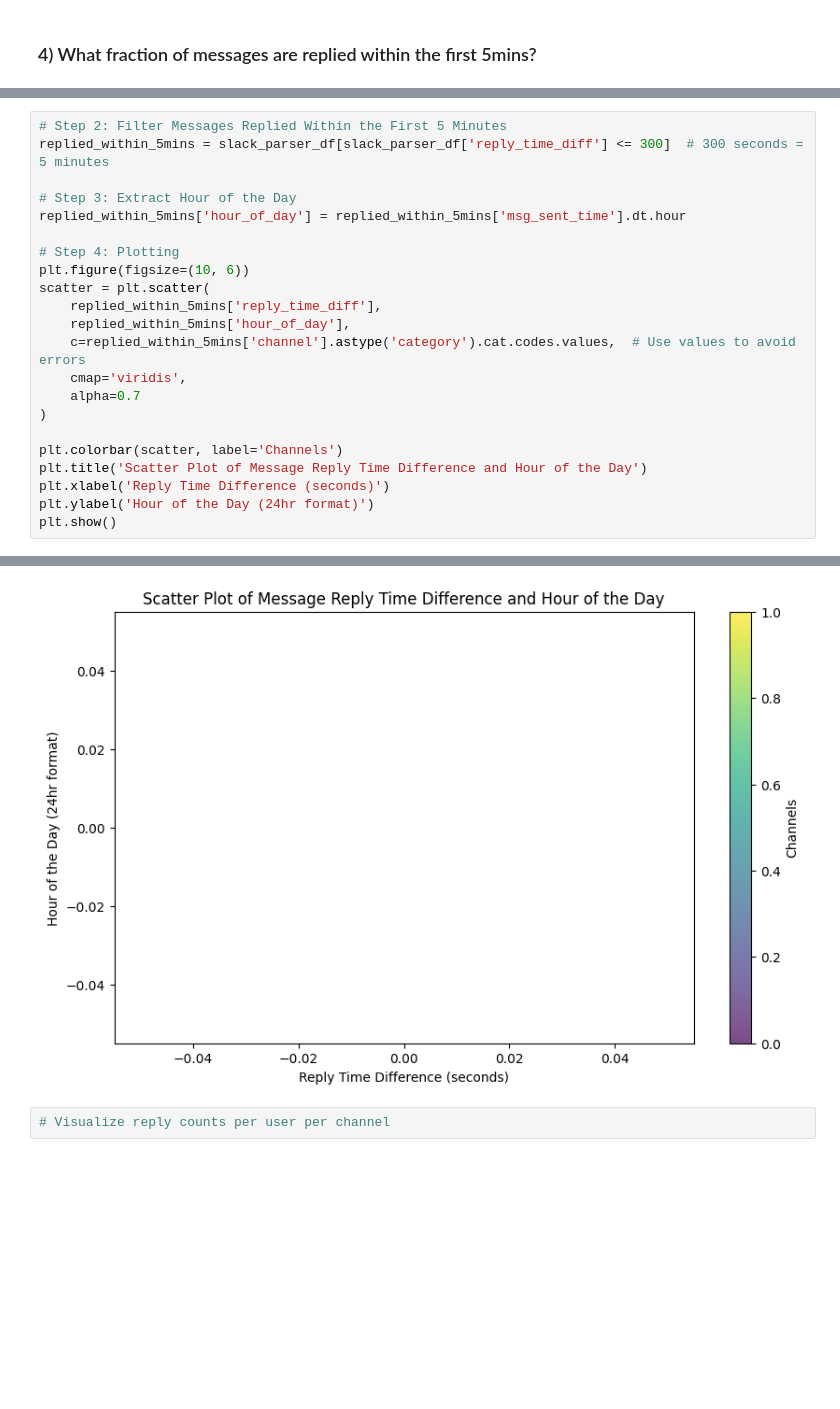
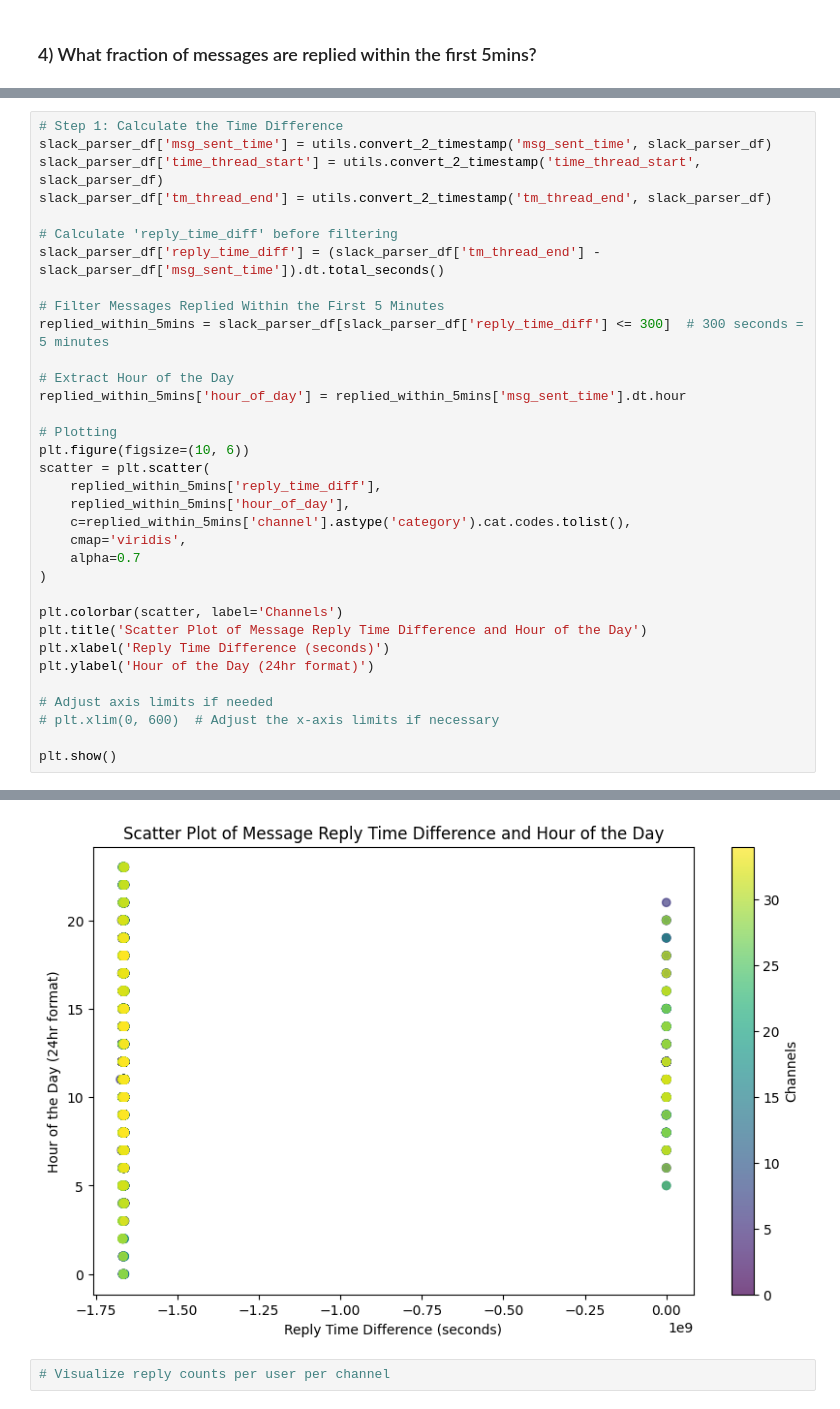
Before and after one commit to bkaggle/Slack_message_analysis, a Jupyter notebook: notebooks/parse_slack_data.ipynb, the cells around one changed output, grey strips where cells are left out. Saved outputs shown, nothing was run; the diff lists cells and outputs as text; blank space fills up the shorter version.

Commit message:
visualized 2D reply time difference

```diff
--- a/notebooks/parse_slack_data.ipynb
+++ b/notebooks/parse_slack_data.ipynb
@@ -481,16 +439,24 @@ Missing values after calculating 'reply_time_diff':
 # %%
-# Step 2: Filter Messages Replied Within the First 5 Minutes
+# Step 1: Calculate the Time Difference
+slack_parser_df['msg_sent_time'] = utils.convert_2_timestamp('msg_sent_time', slack_parser_df)
+slack_parser_df['time_thread_start'] = utils.convert_2_timestamp('time_thread_start', slack_parser_df)
+slack_parser_df['tm_thread_end'] = utils.convert_2_timestamp('tm_thread_end', slack_parser_df)
+
+# Calculate 'reply_time_diff' before filtering
+slack_parser_df['reply_time_diff'] = (slack_parser_df['tm_thread_end'] - slack_parser_df['msg_sent_time']).dt.total_seconds()
+
+# Filter Messages Replied Within the First 5 Minutes
 replied_within_5mins = slack_parser_df[slack_parser_df['reply_time_diff'] <= 300]  # 300 seconds = 5 minutes
 
-# Step 3: Extract Hour of the Day
+# Extract Hour of the Day
 replied_within_5mins['hour_of_day'] = replied_within_5mins['msg_sent_time'].dt.hour
 
-# Step 4: Plotting
+# Plotting
 plt.figure(figsize=(10, 6))
 scatter = plt.scatter(
     replied_within_5mins['reply_time_diff'],
     replied_within_5mins['hour_of_day'],
-    c=replied_within_5mins['channel'].astype('category').cat.codes.values,  # Use values to avoid errors
+    c=replied_within_5mins['channel'].astype('category').cat.codes.tolist(),
     cmap='viridis',
     alpha=0.7
 )
@@ -499,5 +465,9 @@ plt.colorbar(scatter, label='Channels')
 plt.title('Scatter Plot of Message Reply Time Difference and Hour of the Day')
 plt.xlabel('Reply Time Difference (seconds)')
 plt.ylabel('Hour of the Day (24hr format)')
+
+# Adjust axis limits if needed
+# plt.xlim(0, 600)  # Adjust the x-axis limits if necessary
+
 plt.show()
 # %% [output]
@@ -504,4 +478,4 @@ plt.show()
-[figure, old version]
+[figure, new version]
 # %%
 # Visualize reply counts per user per channel
 # %%
```
Also changed, not shown: parts of 3 cells of this notebook.
